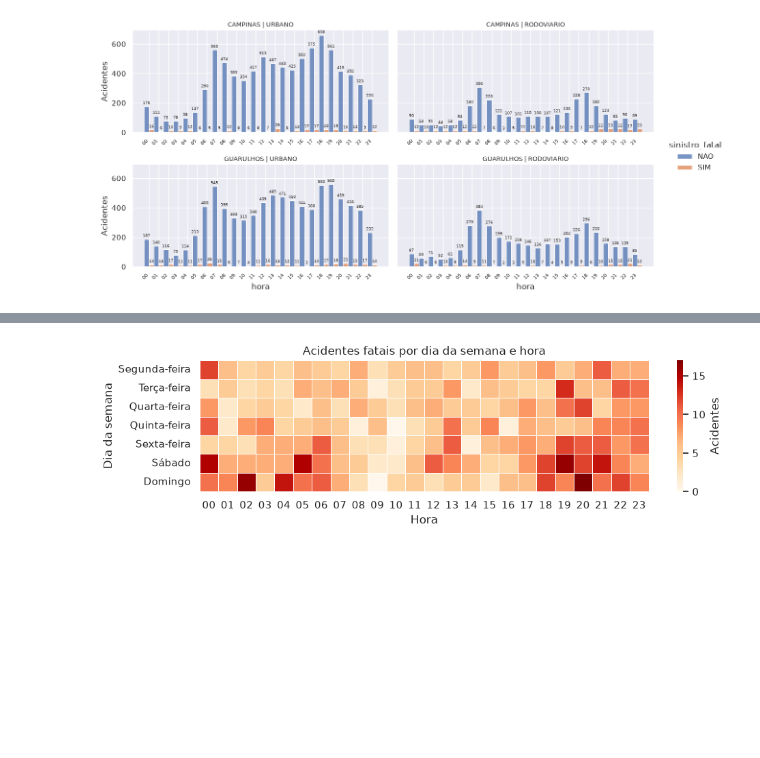
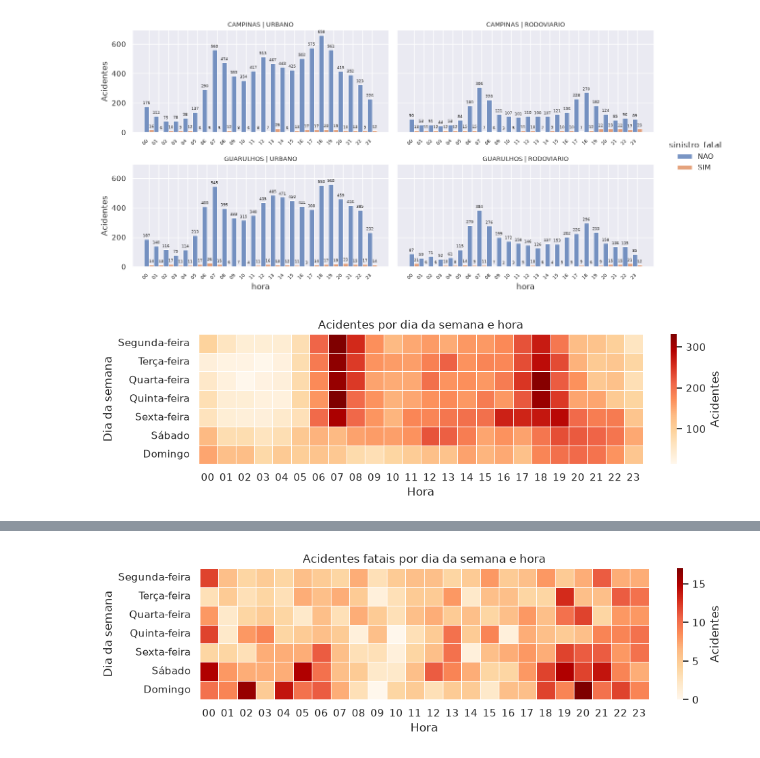
Before and after one commit to marcel-luchi/TCC530-BCD-2026S2-T003-TCC, a Jupyter notebook: notebooks/analise_exploratoria_sinistros.ipynb, the cells around one changed output, grey strips where cells are left out. Saved outputs shown, nothing was run; the diff lists cells and outputs as text; code cells hidden in the pictures; blank space fills up the shorter version.

```diff
--- a/notebooks/analise_exploratoria_sinistros.ipynb
+++ b/notebooks/analise_exploratoria_sinistros.ipynb
@@ -274,3 +302,35 @@ for ax in g.axes.flat:
 plt.show()
 # %% [output]
 [figure]
+# %%
+from aux.constants import COL_ORDER
+
+df_heat = (
+    df_sinistros
+    .group_by('dia_da_semana', 'hora')
+    .agg(pl.len().alias('acidentes'))
+    .pivot(index='dia_da_semana', on='hora', values='acidentes')
+    .to_pandas()
+    .set_index('dia_da_semana')
+    .reindex(index=COL_ORDER['dia_da_semana'], columns=COL_ORDER['hora'], fill_value=0)
+)
+
+plt.figure(figsize=(10, 3))
+sns.heatmap(
+    df_heat,
+    cmap='OrRd',
+    annot=False,
+    fmt='d',
+    linewidths=0.5,
+    linecolor='white',
+    cbar_kws={'label': 'Acidentes'},
+    annot_kws={'size': 7},
+)
+
+plt.xlabel('Hora')
+plt.ylabel('Dia da semana')
+plt.title('Acidentes por dia da semana e hora')
+plt.tight_layout()
+plt.show()
+# %% [output]
+[figure, added]
```
Also changed, not shown: parts of 14 cells of this notebook.
